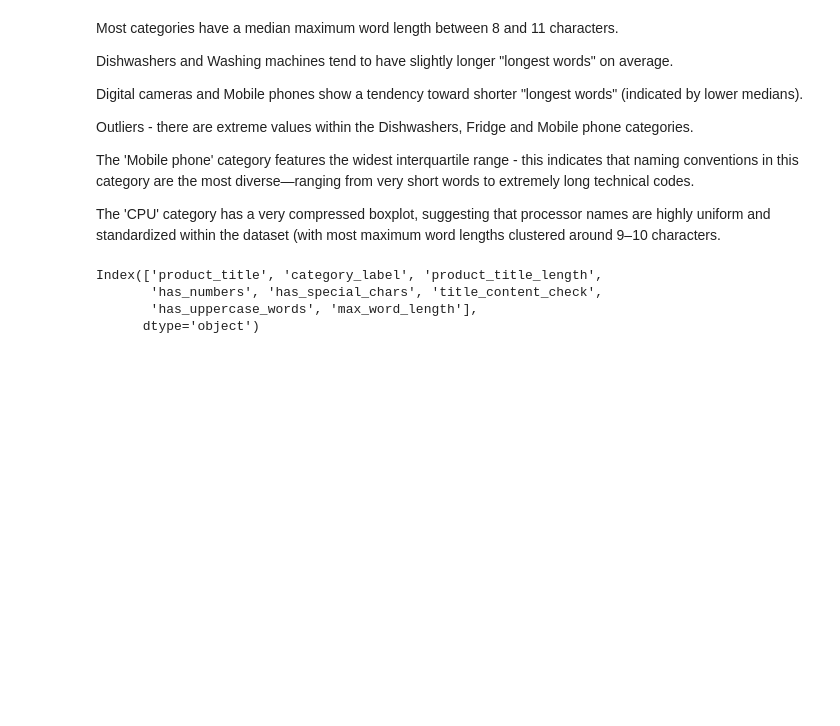
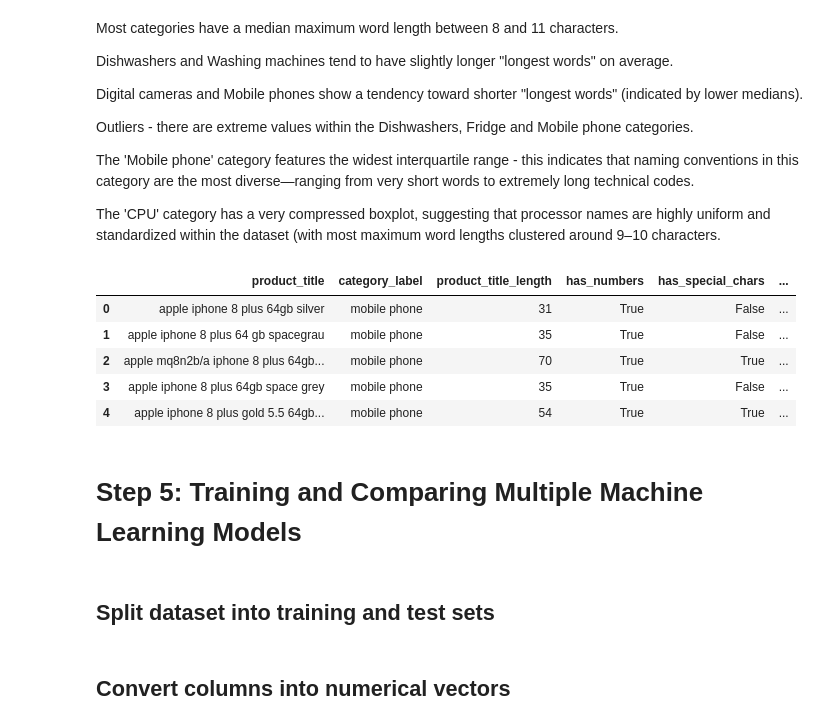
Before and after one commit to JelenaMaxVicovac/ml_final_task, a Jupyter notebook: notebook/Jelena_Maksimovic_Vicovac_final_task.ipynb, the cells around one changed output. Saved outputs shown, nothing was run; the diff lists cells and outputs as text; code cells hidden in the pictures; blank space fills up the shorter version.

Commit message:
Training models and classification report

```diff
--- a/notebook/Jelena_Maksimovic_Vicovac_final_task.ipynb
+++ b/notebook/Jelena_Maksimovic_Vicovac_final_task.ipynb
@@ -437,8 +437,15 @@ The 'Mobile phone' category features the widest interquartile range - this indic
 The 'CPU' category has a very compressed boxplot, suggesting that processor names are highly uniform and standardized within the dataset (with most maximum word lengths clustered around 9–10 characters.
 # %%
 df.columns
+df.head()
 # %% [output]
-Index(['product_title', 'category_label', 'product_title_length',
-       'has_numbers', 'has_special_chars', 'title_content_check',
-       'has_uppercase_words', 'max_word_length'],
-      dtype='object')
+|  | product_title | category_label | product_title_length | has_numbers | has_special_chars | ... |
+| 0 | apple iphone 8 plus 64gb silver | mobile phone | 31 | True | False | ... |
+| 1 | apple iphone 8 plus 64 gb spacegrau | mobile phone | 35 | True | False | ... |
+| 2 | apple mq8n2b/a iphone 8 plus 64gb... | mobile phone | 70 | True | True | ... |
+| 3 | apple iphone 8 plus 64gb space grey | mobile phone | 35 | True | False | ... |
+| 4 | apple iphone 8 plus gold 5.5 64gb... | mobile phone | 54 | True | True | ... |
+# %% [markdown]
+# Step 5: Training and Comparing Multiple Machine Learning Models
+# %% [markdown]
+## Split dataset into training and test sets
@@ -444,0 +463,2 @@ Index(['product_title', 'category_label', 'product_title_length',
+# %% [markdown]
+## Convert columns into numerical vectors
```
Also changed, not shown: parts of 4 cells of this notebook.
